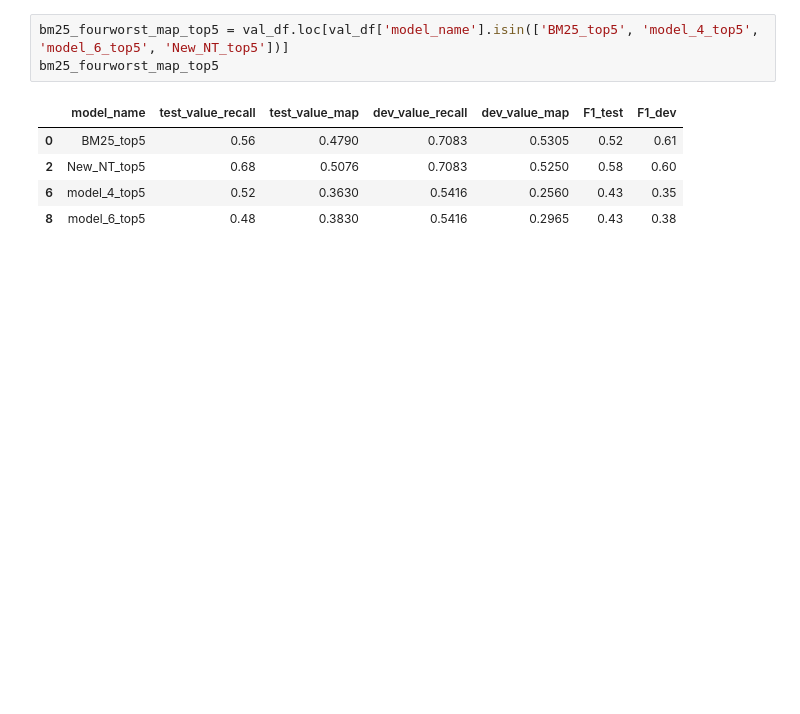
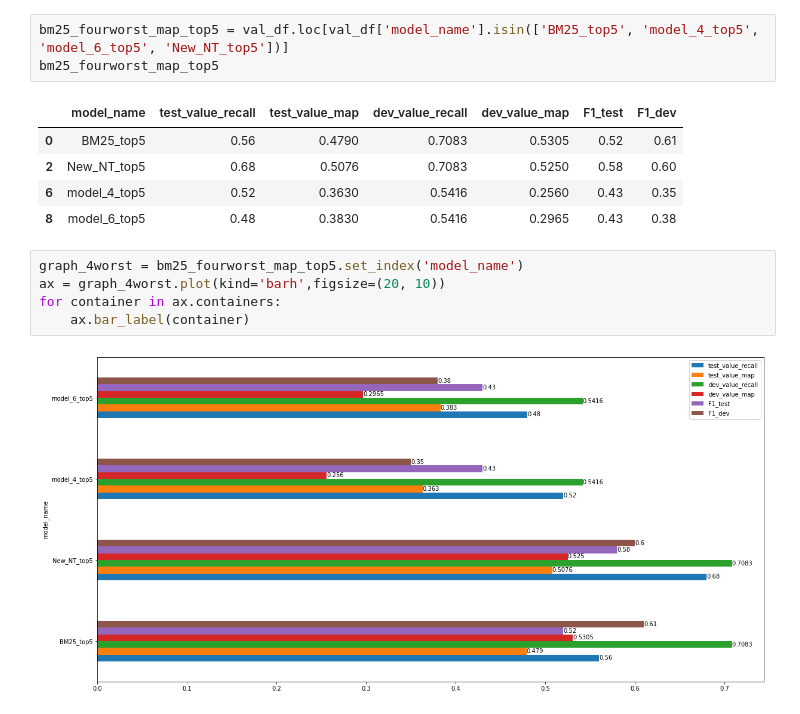
Before and after one commit to HighDeFing/thesis_v4, a Jupyter notebook: notebooks/EDA.ipynb, the cells around one changed output. Drawn from its saved outputs; the diff is of its cells as text; blank space fills up the shorter version.

```diff
--- a/notebooks/EDA.ipynb
+++ b/notebooks/EDA.ipynb
@@ -1195,3 +1211,10 @@ bm25_fourworst_map_top5
 | 2 | New_NT_top5 | 0.68 | 0.5076 | 0.7083 | 0.5250 | 0.58 | 0.60 |
 | 6 | model_4_top5 | 0.52 | 0.3630 | 0.5416 | 0.2560 | 0.43 | 0.35 |
 | 8 | model_6_top5 | 0.48 | 0.3830 | 0.5416 | 0.2965 | 0.43 | 0.38 |
+# %%
+graph_4worst = bm25_fourworst_map_top5.set_index('model_name')
+ax = graph_4worst.plot(kind='barh',figsize=(20, 10))
+for container in ax.containers:
+    ax.bar_label(container)
+# %% [output]
+[figure, added]
```
Also changed, not shown: parts of 5 cells of this notebook, 7 other files.
